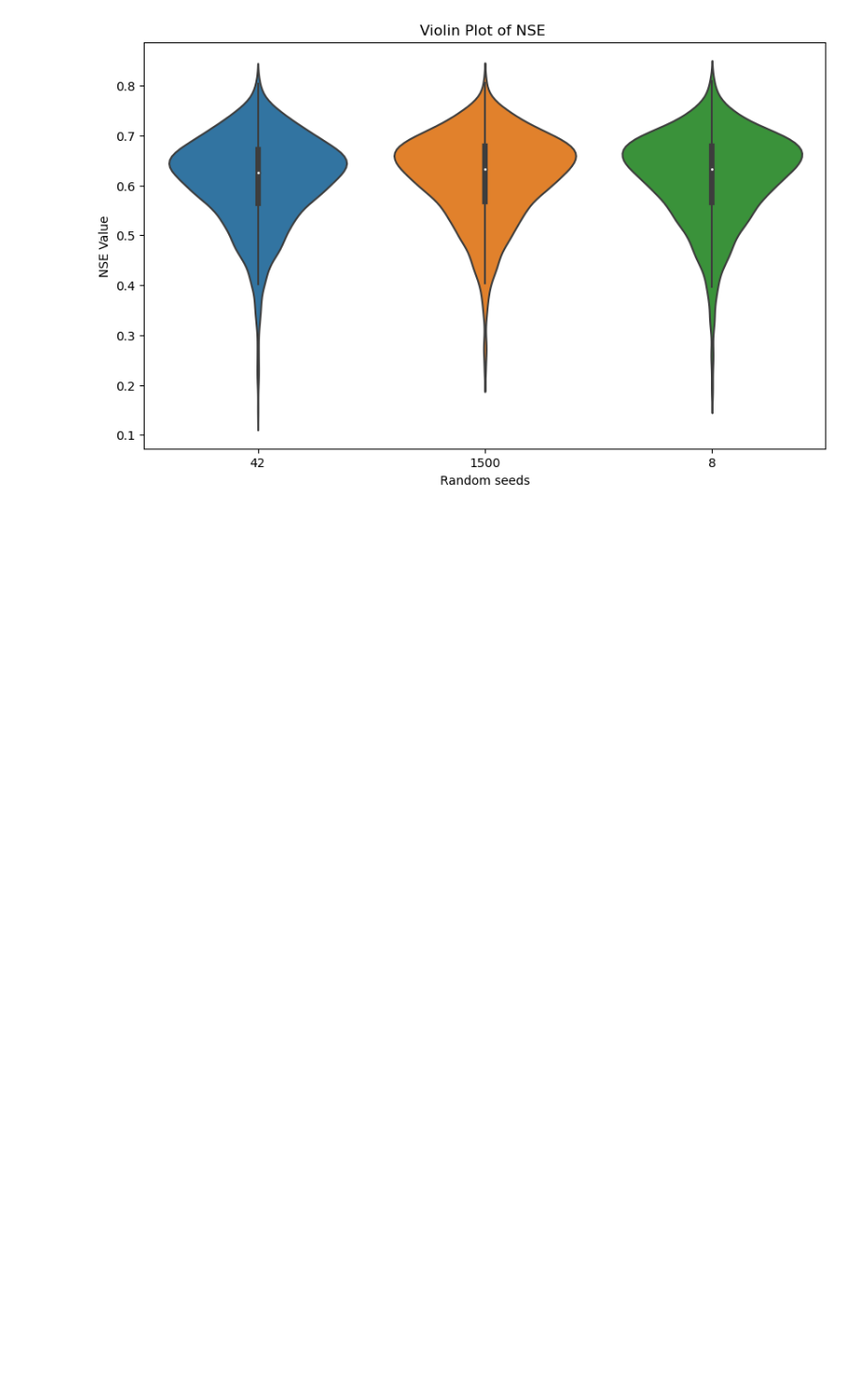
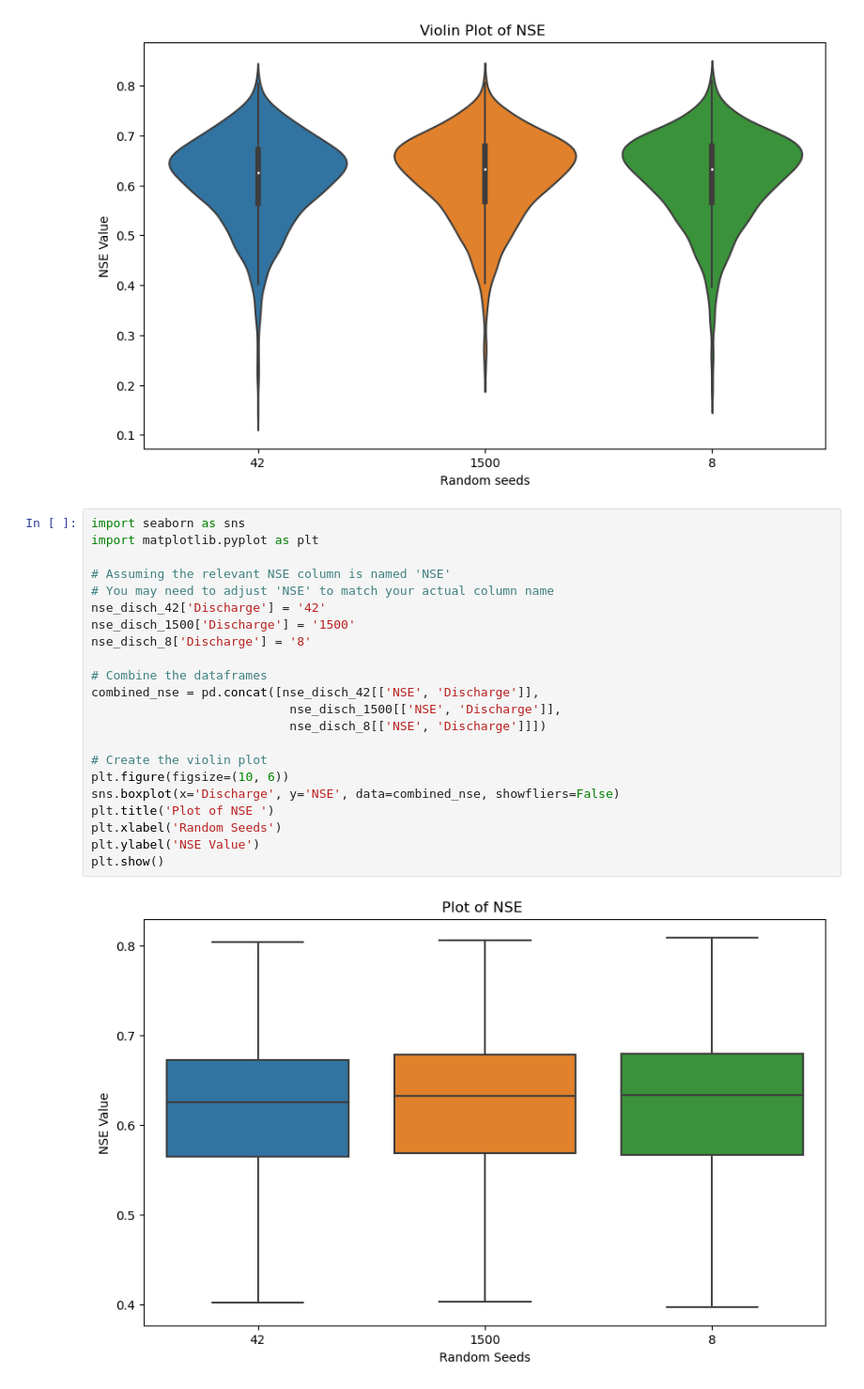
Before and after one commit to Ash-Manoj/lstm_backward, a Jupyter notebook: results/with_discharge_1500/analysis_seeds.ipynb, the cells around one changed output. Shown at 94% size. Cells and saved outputs as stored; diff of their text form; blank space fills up the shorter version.

Commit message:
boxplots

```diff
--- a/results/with_discharge_1500/analysis_seeds.ipynb
+++ b/results/with_discharge_1500/analysis_seeds.ipynb
@@ -59,3 +59,27 @@ plt.ylabel('NSE Value')
 plt.show()
 # %% [output]
 [figure]
+# %%
+import seaborn as sns
+import matplotlib.pyplot as plt
+
+# Assuming the relevant NSE column is named 'NSE'
+# You may need to adjust 'NSE' to match your actual column name
+nse_disch_42['Discharge'] = '42'
+nse_disch_1500['Discharge'] = '1500'
+nse_disch_8['Discharge'] = '8'
+
+# Combine the dataframes
+combined_nse = pd.concat([nse_disch_42[['NSE', 'Discharge']],
+                           nse_disch_1500[['NSE', 'Discharge']],
+                           nse_disch_8[['NSE', 'Discharge']]])
+
+# Create the violin plot
+plt.figure(figsize=(10, 6))
+sns.boxplot(x='Discharge', y='NSE', data=combined_nse, showfliers=False)
+plt.title('Plot of NSE ')
+plt.xlabel('Random Seeds')
+plt.ylabel('NSE Value')
+plt.show()
+# %% [output]
+[figure, added]
```
